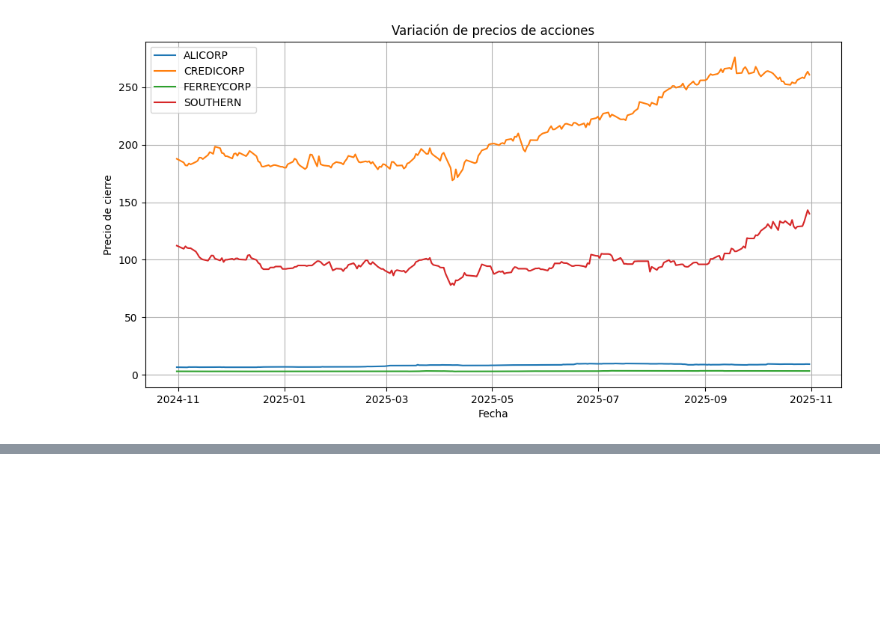
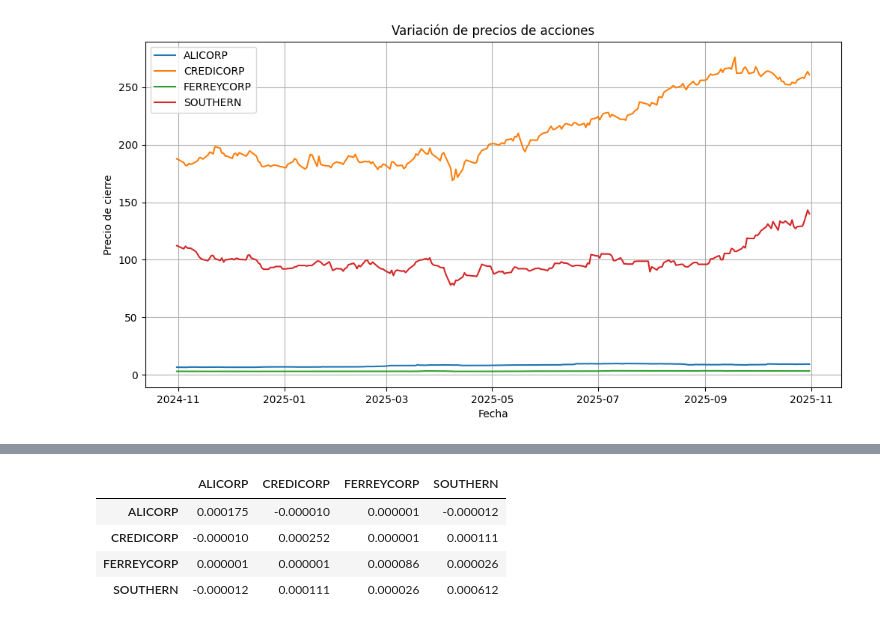
Before and after one commit to CeSaRLoPeZArTeAgA/PROBLEMAS-EN-LA-INDUSTRIA, a Jupyter notebook: DATA_BVL/EDA.ipynb, the cells around one changed output, grey strips where cells are left out. Drawn from its saved outputs; the diff is of its cells as text; code cells hidden in the pictures; blank space fills up the shorter version.

```diff
--- a/DATA_BVL/EDA.ipynb
+++ b/DATA_BVL/EDA.ipynb
@@ -311,0 +378,25 @@ plt.show()
+# %%
+import pandas as pd
+import numpy as np
+
+# convertir a matriz numpy
+R = rendimientos.values
+T = len(R)  # numero de dias de datos
+mean = np.mean(R, axis=0)  # promedio por activo
+
+# matriz de covarianza manual
+cov = (R - mean).T @ (R - mean) / (T - 1)
+
+# convertir a dataframe con nombres de columnas y filas
+cov_df = pd.DataFrame(cov,
+        index=['ALICORP', 'CREDICORP', 'FERREYCORP', 'SOUTHERN'],
+        columns=['ALICORP', 'CREDICORP', 'FERREYCORP', 'SOUTHERN'])
+
+# impresion de la matriz de covarianza
+cov_df
+# %% [output]
+|  | ALICORP | CREDICORP | FERREYCORP | SOUTHERN |
+| ALICORP | 0.000175 | -0.000010 | 0.000001 | -0.000012 |
+| CREDICORP | -0.000010 | 0.000252 | 0.000001 | 0.000111 |
+| FERREYCORP | 0.000001 | 0.000001 | 0.000086 | 0.000026 |
+| SOUTHERN | -0.000012 | 0.000111 | 0.000026 | 0.000612 |
```
Also changed, not shown: parts of 4 cells of this notebook.
